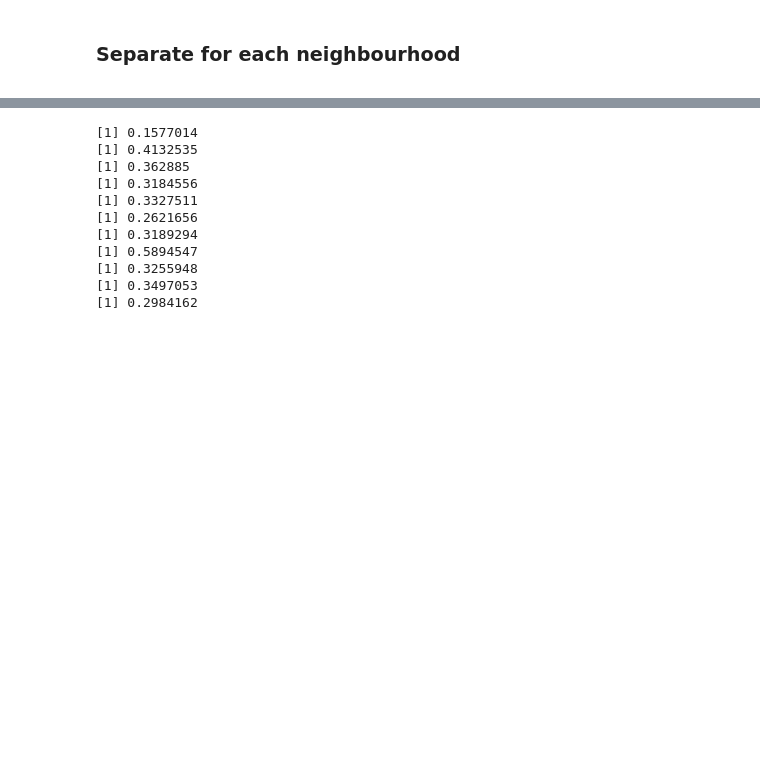
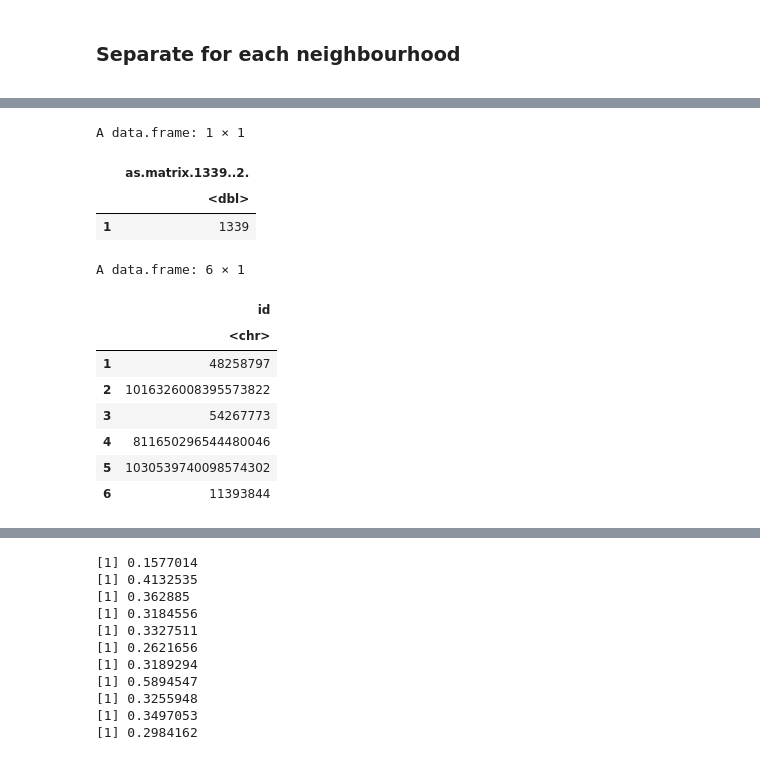
Before and after one commit to amahaj02/WIDS-Case-Comp, a Jupyter notebook: sidd.ipynb, the cells around one changed output, grey strips where cells are left out. Drawn from its saved outputs; the diff is of its cells as text; code cells hidden in the pictures; blank space fills up the shorter version.

```diff
--- a/sidd.ipynb
+++ b/sidd.ipynb
@@ -272,0 +414,39 @@ ERROR: Error in rep.int(c(1, numeric(n)), n - 1L): invalid 'times' value
+# %%
+id_df <- data.frame()
+
+neighs <- c('neighbourhood_cleansedDowntown.Eastside','neighbourhood_cleansedDunbar.Southlands',
+            'neighbourhood_cleansedGrandview.Woodland','neighbourhood_cleansedKillarney',
+            'neighbourhood_cleansedKitsilano','neighbourhood_cleansedMarpole',
+            'neighbourhood_cleansedMount.Pleasant','neighbourhood_cleansedOakridge',
+            'neighbourhood_cleansedOther','neighbourhood_cleansedWest.End',
+            'neighbourhood_cleansedWest.Point.Grey')
+props <- c('property_typeCamper.RV','property_typeEntire.home','property_typeEntire.villa',
+           'property_typeOther','property_typePrivate.room.in.bungalow','property_typePrivate.room.in.condo',
+           'property_typeRoom.in.hotel')
+rooms <- c('room_typeOther','room_typePrivate.room','room_typeShared.room')
+
+head(separate)
+for (i in 1:length(neighs)) {
+    temp <- master_test_for_ids  %>%
+        filter(.data[[neighs[i]]] == 1) %>%
+        select(-neighs)
+
+    temp_df <- data.frame(temp[, 1])
+    colnames(temp_df) <- c("id")
+    id_df <- rbind(id_df, temp_df)
+}
+head(id_df)
+# %% [output]
+A data.frame: 1 × 1
+|  | as.matrix.1339..2. |
+|  | <dbl> |
+| 1 | 1339 |
+A data.frame: 6 × 1
+|  | id |
+|  | <chr> |
+| 1 | 48258797 |
+| 2 | 1016326008395573822 |
+| 3 | 54267773 |
+| 4 | 811650296544480046 |
+| 5 | 1030539740098574302 |
+| 6 | 11393844 |
```
Also changed, not shown: parts of 8 cells of this notebook.
